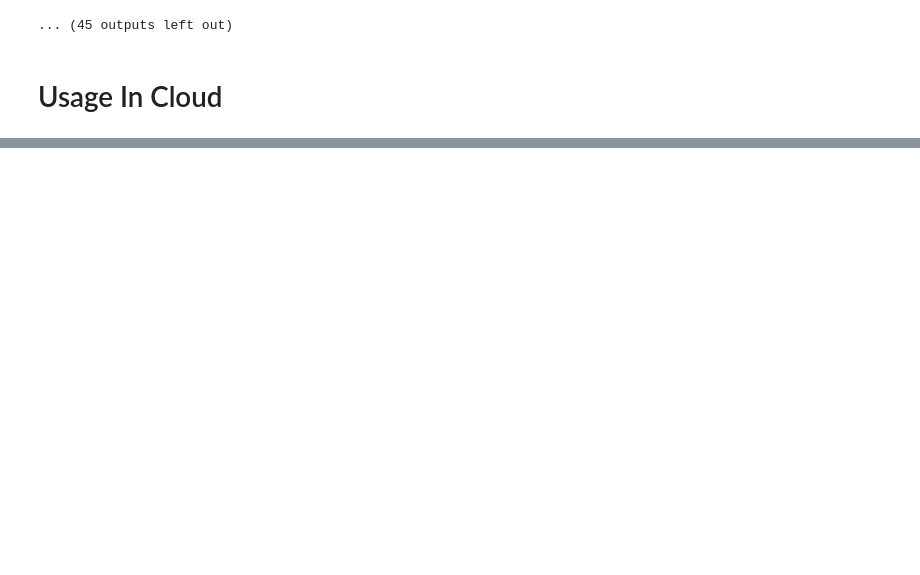
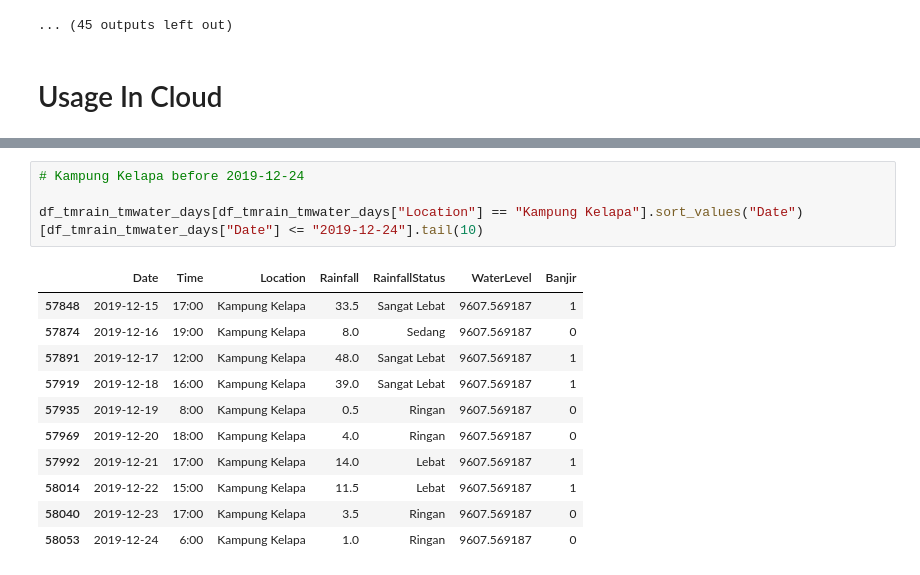
Before and after one commit to red-hat-bangkit/predict-ml, a Jupyter notebook: Predict.ipynb, the cells around one changed output, grey strips where cells are left out. Drawn from its saved outputs; the diff is of its cells as text; blank space fills up the shorter version.

```diff
--- a/Predict.ipynb
+++ b/Predict.ipynb
@@ -710,0 +749,16 @@ Output
+# %%
+# Kampung Kelapa before 2019-12-24
+
+df_tmrain_tmwater_days[df_tmrain_tmwater_days["Location"] == "Kampung Kelapa"].sort_values("Date")[df_tmrain_tmwater_days["Date"] <= "2019-12-24"].tail(10)
+# %% [output]
+|  | Date | Time | Location | Rainfall | RainfallStatus | WaterLevel | Banjir |
+| 57848 | 2019-12-15 | 17:00 | Kampung Kelapa | 33.5 | Sangat Lebat | 9607.569187 | 1 |
+| 57874 | 2019-12-16 | 19:00 | Kampung Kelapa | 8.0 | Sedang | 9607.569187 | 0 |
+| 57891 | 2019-12-17 | 12:00 | Kampung Kelapa | 48.0 | Sangat Lebat | 9607.569187 | 1 |
+| 57919 | 2019-12-18 | 16:00 | Kampung Kelapa | 39.0 | Sangat Lebat | 9607.569187 | 1 |
+| 57935 | 2019-12-19 | 8:00 | Kampung Kelapa | 0.5 | Ringan | 9607.569187 | 0 |
+| 57969 | 2019-12-20 | 18:00 | Kampung Kelapa | 4.0 | Ringan | 9607.569187 | 0 |
+| 57992 | 2019-12-21 | 17:00 | Kampung Kelapa | 14.0 | Lebat | 9607.569187 | 1 |
+| 58014 | 2019-12-22 | 15:00 | Kampung Kelapa | 11.5 | Lebat | 9607.569187 | 1 |
+| 58040 | 2019-12-23 | 17:00 | Kampung Kelapa | 3.5 | Ringan | 9607.569187 | 0 |
+| 58053 | 2019-12-24 | 6:00 | Kampung Kelapa | 1.0 | Ringan | 9607.569187 | 0 |
```
Also changed, not shown: parts of 22 cells of this notebook.
